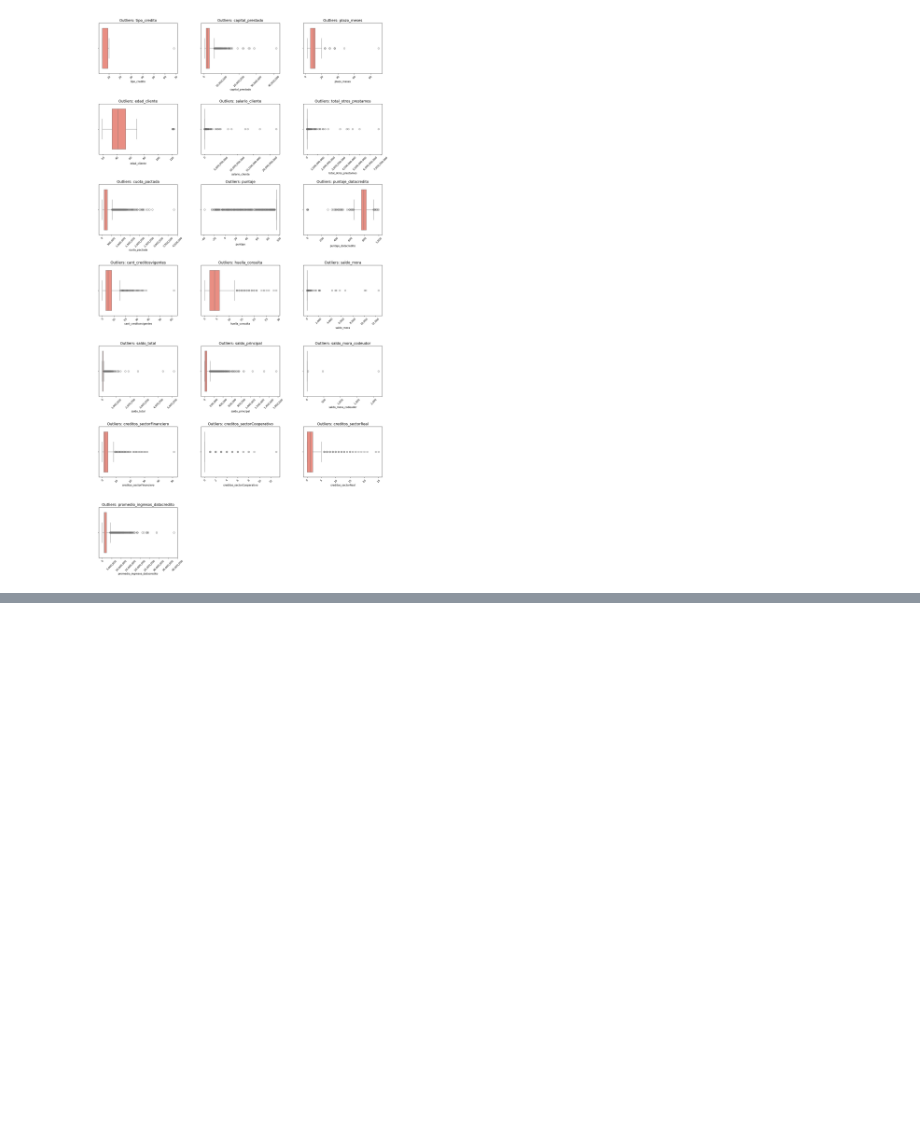
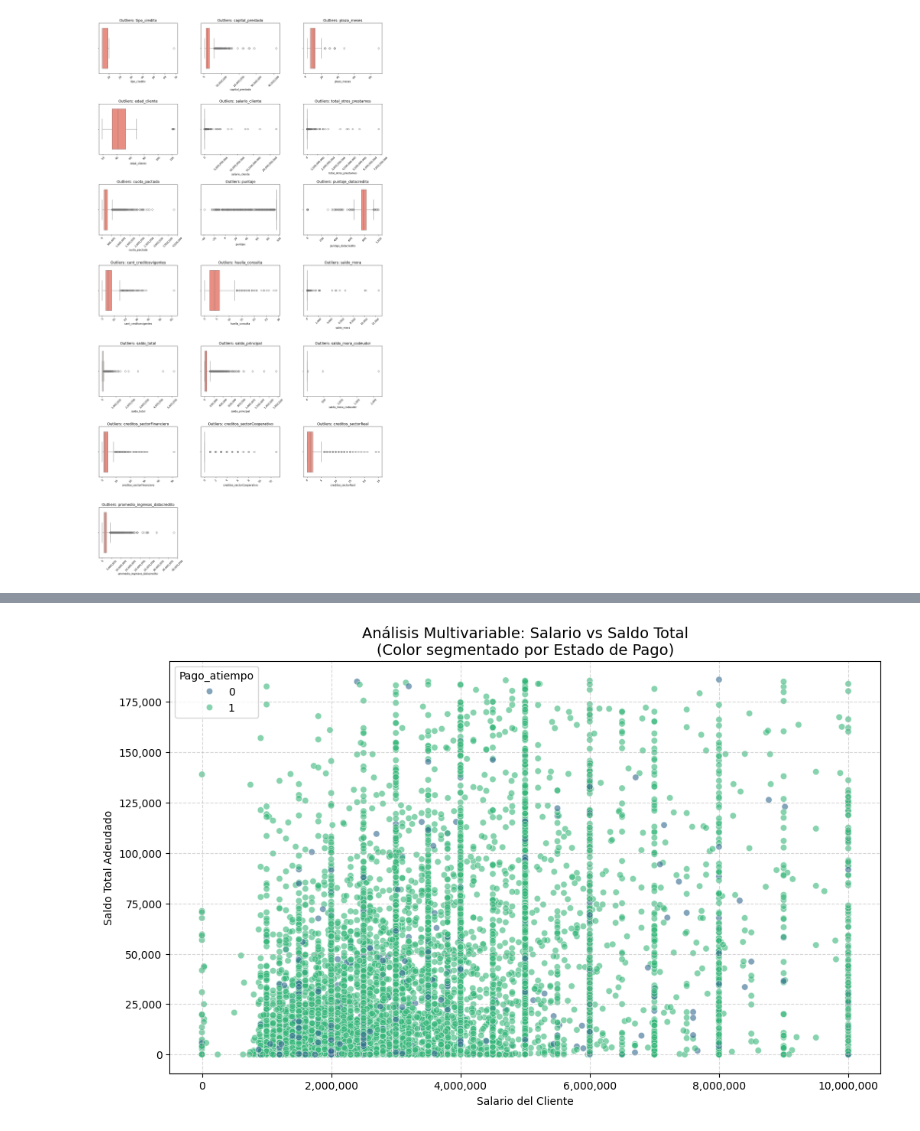
Before and after one commit to roomunoz/PIM5, a Jupyter notebook: src/comprension_eda.ipynb, the cells around one changed output, grey strips where cells are left out. Saved outputs shown, nothing was run; the diff lists cells and outputs as text; code cells hidden in the pictures; blank space fills up the shorter version.

```diff
--- a/src/comprension_eda.ipynb
+++ b/src/comprension_eda.ipynb
@@ -348,7 +348,0 @@ Se identificó que el ruido numérico en tendencia_ingresos representa menos del
-# %%
-#Definimos cuáles son las únicas categorías válidas
-categorias_validas = ['Creciente', 'Decreciente', 'Estable']
-# Homologar nombres (ej: 'Dec' -> 'Decreciente')
-df['tendencia_ingresos'] = df['tendencia_ingresos'].replace({'Dec': 'Decreciente', 'Est': 'Estable'})
-# Reemplazamos cualquier cosa que NO esté en esa lista por NaN (nulo)
-df['tendencia_ingresos'] = df['tendencia_ingresos'].where(df['tendencia_ingresos'].isin(categorias_validas))
@@ -699,0 +491,4 @@ En los registros se observa que, efectivamente, hay una relación directa. Por e
+# %%
+# A. Atributo Calculado (Derivado) [4]
+# El ratio de endeudamiento es clave para el riesgo crediticio
+df['ratio_endeudamiento'] = df['saldo_total'] / df['salario_cliente']
@@ -699,0 +514,9 @@ En los registros se observa que, efectivamente, hay una relación directa. Por e
+# %%
+# 1. Creamos el ratio evitando los ceros o reemplazando inf por NaN
+df['ratio_endeudamiento'] = df['saldo_total'] / df['salario_cliente']
+df['ratio_endeudamiento'] = df['ratio_endeudamiento'].replace([np.inf, -np.inf], np.nan)
+
+# 2. Ahora la tabla mostrará números reales (ignorando los errores)
+print("### Resumen Estadístico Limpio (sin salarios cero)")
+resumen = df.groupby('Pago_atiempo')['ratio_endeudamiento'].agg(['mean', 'median', 'max'])
+display(resumen.round(2))
@@ -699,0 +538,23 @@ En los registros se observa que, efectivamente, hay una relación directa. Por e
+# %%
+# 2. Gráfico de Dispersión (Scatterplot) con Parámetro HUE
+plt.figure(figsize=(12, 7))
+
+# Filtramos el percentil 95 para que los outliers no "aplasten" el gráfico y sea legible [2]
+lim_salario = df['salario_cliente'].quantile(0.95)
+lim_saldo = df['saldo_total'].quantile(0.95)
+df_plot = df[(df['salario_cliente'] <= lim_salario) & (df['saldo_total'] <= lim_saldo)].copy()
+
+ax = sns.scatterplot(data=df_plot, x='salario_cliente', y='saldo_total',
+                     hue='Pago_atiempo', alpha=0.6, palette='viridis')
+
+# FORMATEO DE NÚMEROS: Quitar el 1e6/1e7 y poner separadores de miles [3]
+ax.xaxis.set_major_formatter(ticker.StrMethodFormatter('{x:,.0f}'))
+ax.yaxis.set_major_formatter(ticker.StrMethodFormatter('{x:,.0f}'))
+
+plt.title('Análisis Multivariable: Salario vs Saldo Total\n(Color segmentado por Estado de Pago)', fontsize=14)
+plt.xlabel('Salario del Cliente')
+plt.ylabel('Saldo Total Adeudado')
+plt.grid(True, linestyle='--', alpha=0.5)
+plt.show()
+# %% [output]
+[figure, added]
```
Also changed, not shown: parts of 90 cells of this notebook, 2 other files.
